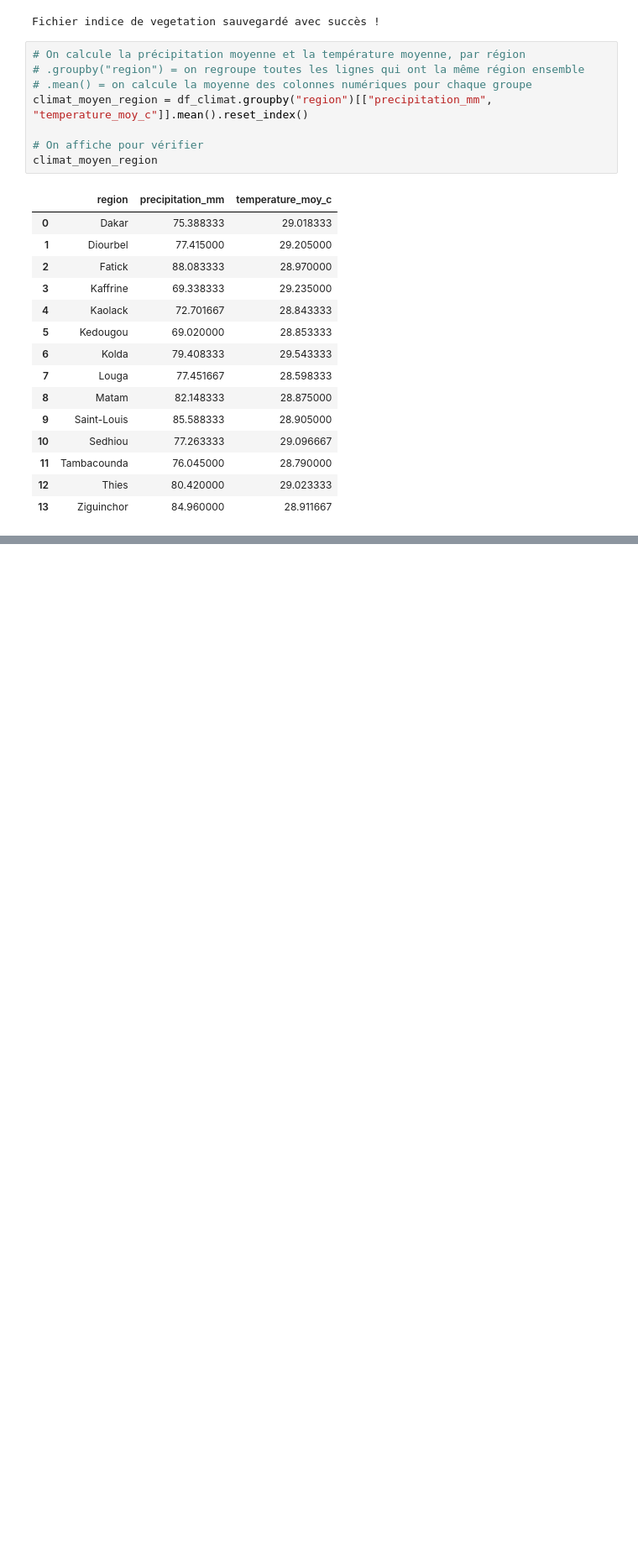
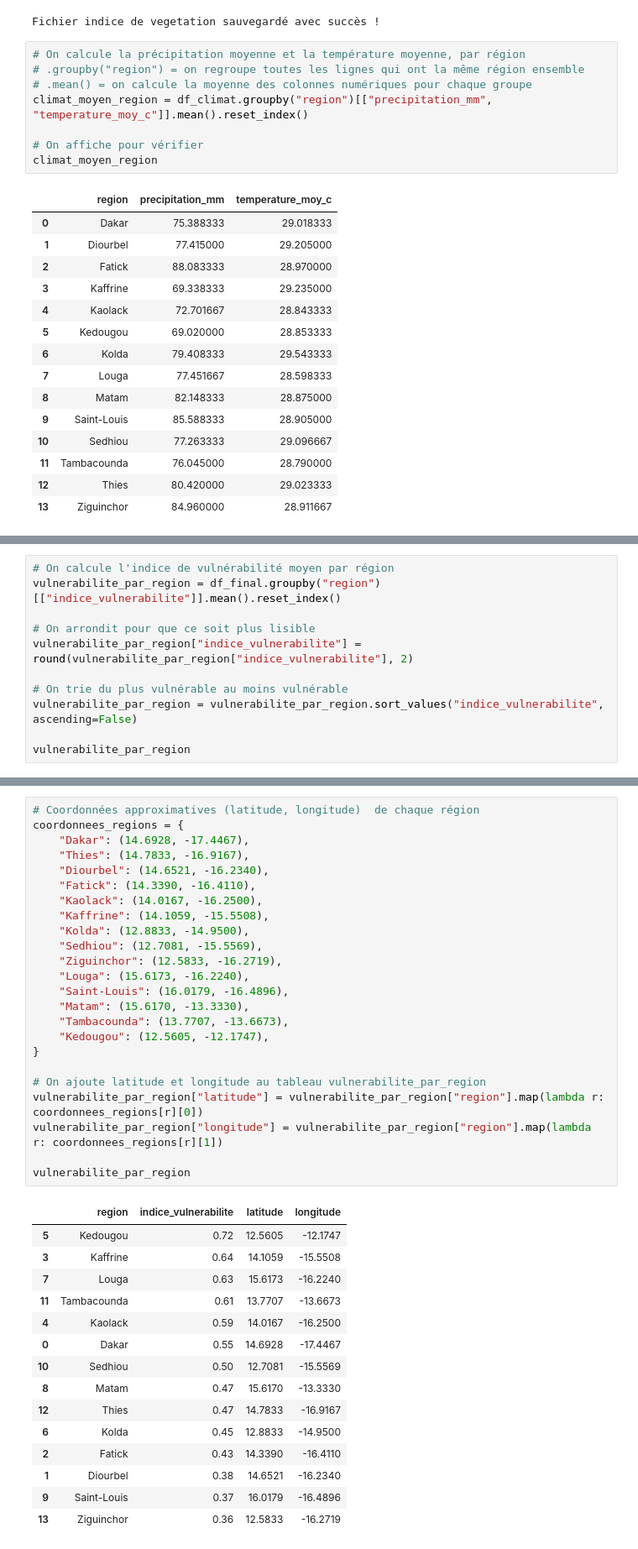
Before and after one commit to papefodesoumare/clim-data-senegal, a Jupyter notebook: notebooks/01_generation_donnees_fictives.ipynb.ipynb, the cells around one changed output, grey strips where cells are left out. Shown at 84% size. Saved outputs shown, nothing was run; the diff lists cells and outputs as text; blank space fills up the shorter version.

```diff
--- a/notebooks/01_generation_donnees_fictives.ipynb.ipynb
+++ b/notebooks/01_generation_donnees_fictives.ipynb.ipynb
@@ -338,0 +346,11 @@ df_final.sort_values("indice_vulnerabilite", ascending=False)[["id_menage", "reg
+# %%
+# On calcule l'indice de vulnérabilité moyen par région
+vulnerabilite_par_region = df_final.groupby("region")[["indice_vulnerabilite"]].mean().reset_index()
+
+# On arrondit pour que ce soit plus lisible
+vulnerabilite_par_region["indice_vulnerabilite"] = round(vulnerabilite_par_region["indice_vulnerabilite"], 2)
+
+# On trie du plus vulnérable au moins vulnérable
+vulnerabilite_par_region = vulnerabilite_par_region.sort_values("indice_vulnerabilite", ascending=False)
+
+vulnerabilite_par_region
@@ -338,0 +373,40 @@ df_final.sort_values("indice_vulnerabilite", ascending=False)[["id_menage", "reg
+# %%
+# Coordonnées approximatives (latitude, longitude)  de chaque région
+coordonnees_regions = {
+    "Dakar": (14.6928, -17.4467),
+    "Thies": (14.7833, -16.9167),
+    "Diourbel": (14.6521, -16.2340),
+    "Fatick": (14.3390, -16.4110),
+    "Kaolack": (14.0167, -16.2500),
+    "Kaffrine": (14.1059, -15.5508),
+    "Kolda": (12.8833, -14.9500),
+    "Sedhiou": (12.7081, -15.5569),
+    "Ziguinchor": (12.5833, -16.2719),
+    "Louga": (15.6173, -16.2240),
+    "Saint-Louis": (16.0179, -16.4896),
+    "Matam": (15.6170, -13.3330),
+    "Tambacounda": (13.7707, -13.6673),
+    "Kedougou": (12.5605, -12.1747),
+}
+
+# On ajoute latitude et longitude au tableau vulnerabilite_par_region
+vulnerabilite_par_region["latitude"] = vulnerabilite_par_region["region"].map(lambda r: coordonnees_regions[r][0])
+vulnerabilite_par_region["longitude"] = vulnerabilite_par_region["region"].map(lambda r: coordonnees_regions[r][1])
+
+vulnerabilite_par_region
+# %% [output]
+|  | region | indice_vulnerabilite | latitude | longitude |
+| 5 | Kedougou | 0.72 | 12.5605 | -12.1747 |
+| 3 | Kaffrine | 0.64 | 14.1059 | -15.5508 |
+| 7 | Louga | 0.63 | 15.6173 | -16.2240 |
+| 11 | Tambacounda | 0.61 | 13.7707 | -13.6673 |
+| 4 | Kaolack | 0.59 | 14.0167 | -16.2500 |
+| 0 | Dakar | 0.55 | 14.6928 | -17.4467 |
+| 10 | Sedhiou | 0.50 | 12.7081 | -15.5569 |
+| 8 | Matam | 0.47 | 15.6170 | -13.3330 |
+| 12 | Thies | 0.47 | 14.7833 | -16.9167 |
+| 6 | Kolda | 0.45 | 12.8833 | -14.9500 |
+| 2 | Fatick | 0.43 | 14.3390 | -16.4110 |
+| 1 | Diourbel | 0.38 | 14.6521 | -16.2340 |
+| 9 | Saint-Louis | 0.37 | 16.0179 | -16.4896 |
+| 13 | Ziguinchor | 0.36 | 12.5833 | -16.2719 |
```
Also changed, not shown: parts of 10 cells of this notebook, 3 other files.
